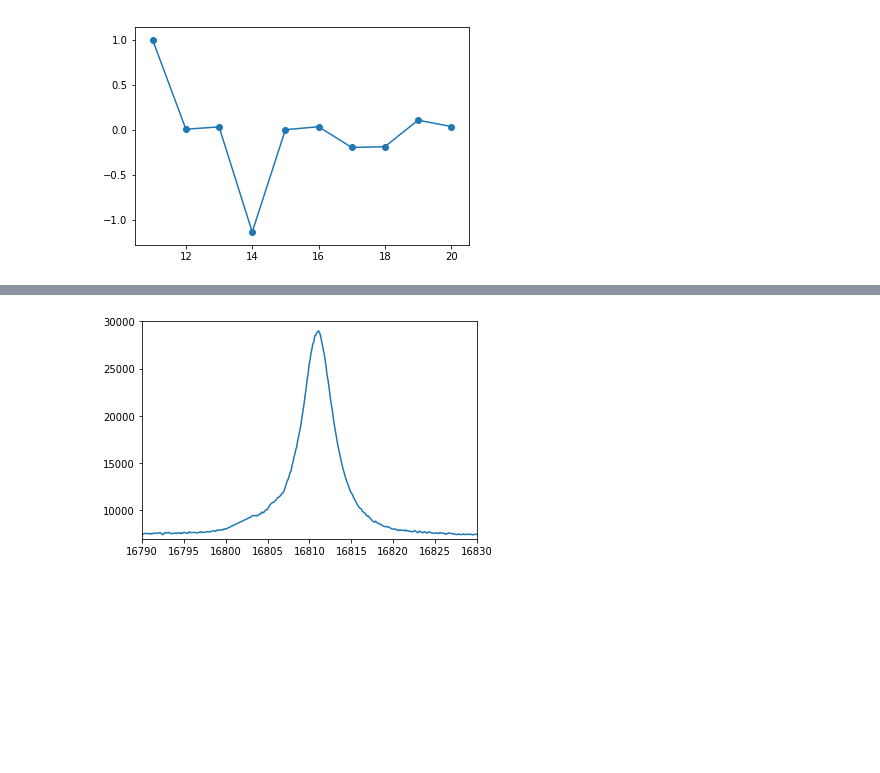
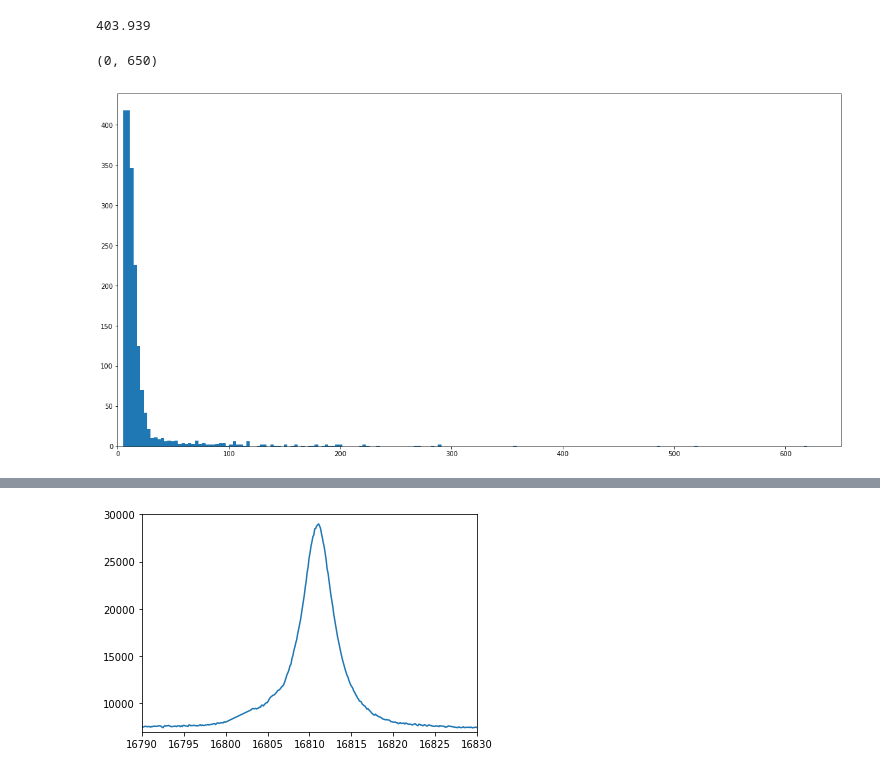
Before and after one commit to ballanr/T-Tauri, a Jupyter notebook: In Development/Workbook.ipynb, the cells around one changed output, grey strips where cells are left out. Drawn from its saved outputs; the diff is of its cells as text; code cells hidden in the pictures; blank space fills up the shorter version.

```diff
--- a/In Development/Workbook.ipynb
+++ b/In Development/Workbook.ipynb
@@ -387,3 +68,0 @@ from numpy import abs
-# %%
-index = (abs(x-16850)).argmin()
-index
@@ -401,9 +69,48 @@ import pandas as pd
-# %%
-y = np.array([23.9384085,0.202006061,0.824455113,-27.19259649,0.078218246,
-              0.86465173,-4.660250997,-4.451124301,2.616324336,0.923903279])
-y = y/y[0]
-x = np.arange(11,21,1)
-plt.plot(x,y);
-plt.scatter(x,y);
-# %% [output]
-[figure, removed]
+# %%
+filepath = '/Volumes/CoveyData-1/APOGEE_Spectra/python_DR13/dr13/apogee/spectro/redux/r6/apo25m/7200/56674/apVisit-r6-7200-56674-208.fits'
+gg = fits.open(filepath)
+hdu = gg[0]
+# %%
+hdu.header['SNR']
+# %% [output]
+403.939
+# %%
+def Confidence_Level(file):
+
+    from astropy.io import fits
+    import numpy as np
+    import pandas as pd
+
+    gg = pd.read_csv(file)
+    snr = []
+    for index,row in gg.iterrows():
+
+        plate = int(row['Plate ID'])
+        mjd = int(row['MJD'])
+        fiber = int(row['Fiber'])
+
+        if len(str(fiber)) == 3:
+            fiber = str(row['Fiber'])
+        elif len(str(fiber)) == 2:
+            fiber = '0' + str(row['Fiber'])
+        else:
+            fiber = '00' + str(fiber)
+
+        filepath = str(plate) + '/' + str(mjd) + '/apVisit-r6-' + str(plate) + '-' + str(mjd) + '-' + str(fiber)
+        fullpath = '/Volumes/CoveyData-1/APOGEE_Spectra/python_DR13/dr13/apogee/spectro/redux/r6/apo25m/' + filepath + '.fits'
+
+        openedfits = fits.open(fullpath)
+        hdu = openedfits[0]
+        SNR = hdu.header['SNR']
+        openedfits.close()
+        snr.append(SNR)
+    return snr
+# %%
+xy = Confidence_Level('/Users/ballanr/Desktop/File Outputs/100001-200001 Equivs.csv')
+# %%
+plt.figure(figsize=(20,10));
+plt.hist(xy,bins=200);
+plt.xlim(0,650)
+# %% [output]
+(0, 650)
+[figure, added]
```
Also changed, not shown: parts of 66 cells of this notebook.
